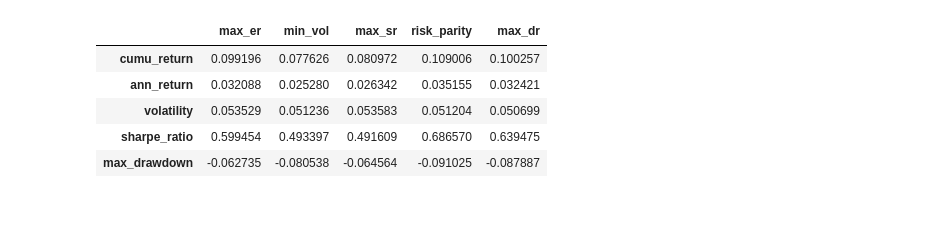
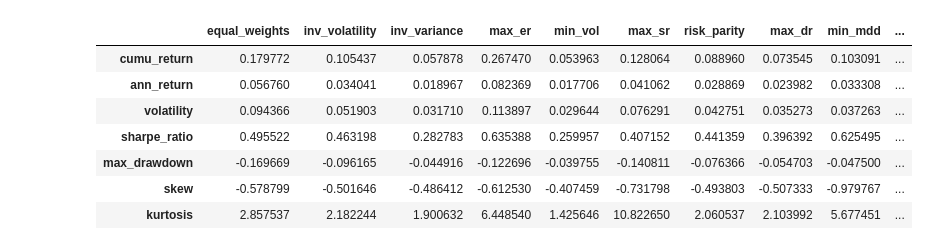
Before and after one commit to dxcv/portfolio_analytics, a Jupyter notebook: optimisation_helpers/walkforward_backtest_example.ipynb, the cells around one changed output. Saved outputs shown, nothing was run; the diff lists cells and outputs as text; code cells hidden in the pictures; blank space fills up the shorter version.

```diff
--- a/optimisation_helpers/walkforward_backtest_example.ipynb
+++ b/optimisation_helpers/walkforward_backtest_example.ipynb
@@ -54,6 +63,5 @@ array([  6.34661344e-01,   1.55638069e-17,   0.00000000e+00,
 # %%
 """Initialise backtest class."""
 
-rf = 0.0
 bt = PyBacktest(px_data, opt_period = 365, val_period = 90, rf=rf, scaling_fact=252)
 # %%
@@ -82,6 +123,36 @@ Total time: 1.8503801822662354 secs
 # %%
 """Create df of individual results."""
 
-comp_df = pd.concat([max_er_ts.MV, min_vol_ts.MV, max_sr_ts.MV, risk_parity_ts.MV, max_dr_ts.MV], axis=1)
-comp_df.columns = ['max_er', 'min_vol', 'max_sr', 'risk_parity', 'max_dr']
+comp_df = pd.concat(
+    [
+        equal_weights_ts.MV,
+        inv_volatility_ts.MV,
+        inv_variance_ts.MV,
+        max_er_ts.MV,
+        min_vol_ts.MV,
+        max_sr_ts.MV,
+        risk_parity_ts.MV,
+        max_dr_ts.MV,
+        min_mdd_ts.MV,
+        max_skew_ts.MV,
+        min_hVaR_ts.MV,
+        min_hcVaR_ts.MV
+    ],
+    axis=1
+)
+
+comp_df.columns = [
+    'equal_weights',
+    'inv_volatility',
+    'inv_variance',
+    'max_er',
+    'min_vol',
+    'max_sr',
+    'risk_parity',
+    'max_dr',
+    'min_mdd',
+    'max_skew',
+    'min_hVaR',
+    'min_cVaR'
+]
 # %%
@@ -94,11 +168,14 @@ plt.legend(loc='best');
 # %%
-"""View summary statistics."""
+"""View summary of out-of-sample statistics."""
 
-stats.stats_summary(comp_df, rf=rf)
+res = stats.stats_summary(comp_df, rf=rf)
+res
 # %% [output]
-|  | max_er | min_vol | max_sr | risk_parity | max_dr |
-| cumu_return | 0.099196 | 0.077626 | 0.080972 | 0.109006 | 0.100257 |
-| ann_return | 0.032088 | 0.025280 | 0.026342 | 0.035155 | 0.032421 |
-| volatility | 0.053529 | 0.051236 | 0.053583 | 0.051204 | 0.050699 |
-| sharpe_ratio | 0.599454 | 0.493397 | 0.491609 | 0.686570 | 0.639475 |
-| max_drawdown | -0.062735 | -0.080538 | -0.064564 | -0.091025 | -0.087887 |
+|  | equal_weights | inv_volatility | inv_variance | max_er | min_vol | max_sr | risk_parity | max_dr | min_mdd | ... |
+| cumu_return | 0.179772 | 0.105437 | 0.057878 | 0.267470 | 0.053963 | 0.128064 | 0.088960 | 0.073545 | 0.103091 | ... |
+| ann_return | 0.056760 | 0.034041 | 0.018967 | 0.082369 | 0.017706 | 0.041062 | 0.028869 | 0.023982 | 0.033308 | ... |
+| volatility | 0.094366 | 0.051903 | 0.031710 | 0.113897 | 0.029644 | 0.076291 | 0.042751 | 0.035273 | 0.037263 | ... |
+| sharpe_ratio | 0.495522 | 0.463198 | 0.282783 | 0.635388 | 0.259957 | 0.407152 | 0.441359 | 0.396392 | 0.625495 | ... |
+| max_drawdown | -0.169669 | -0.096165 | -0.044916 | -0.122696 | -0.039755 | -0.140811 | -0.076366 | -0.054703 | -0.047500 | ... |
+| skew | -0.578799 | -0.501646 | -0.486412 | -0.612530 | -0.407459 | -0.731798 | -0.493803 | -0.507333 | -0.979767 | ... |
+| kurtosis | 2.857537 | 2.182244 | 1.900632 | 6.448540 | 1.425646 | 10.822650 | 2.060537 | 2.103992 | 5.677451 | ... |
```
Also changed, not shown: parts of 7 cells of this notebook, 5 other files.
